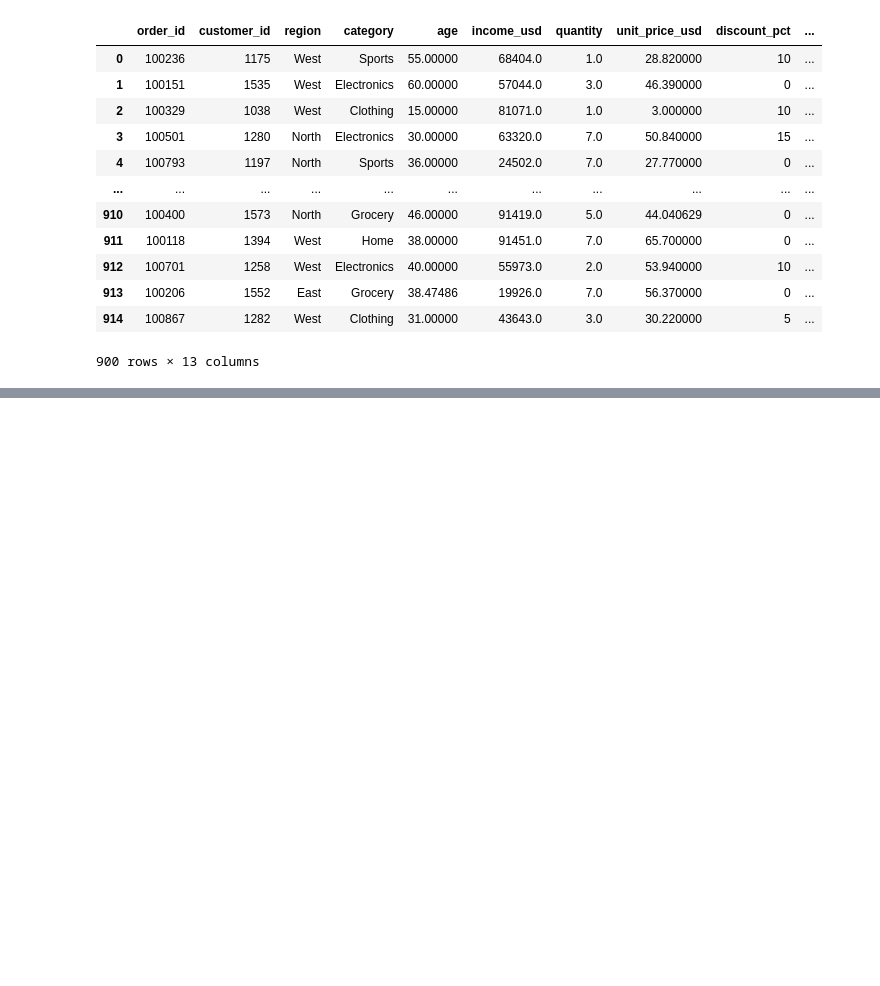
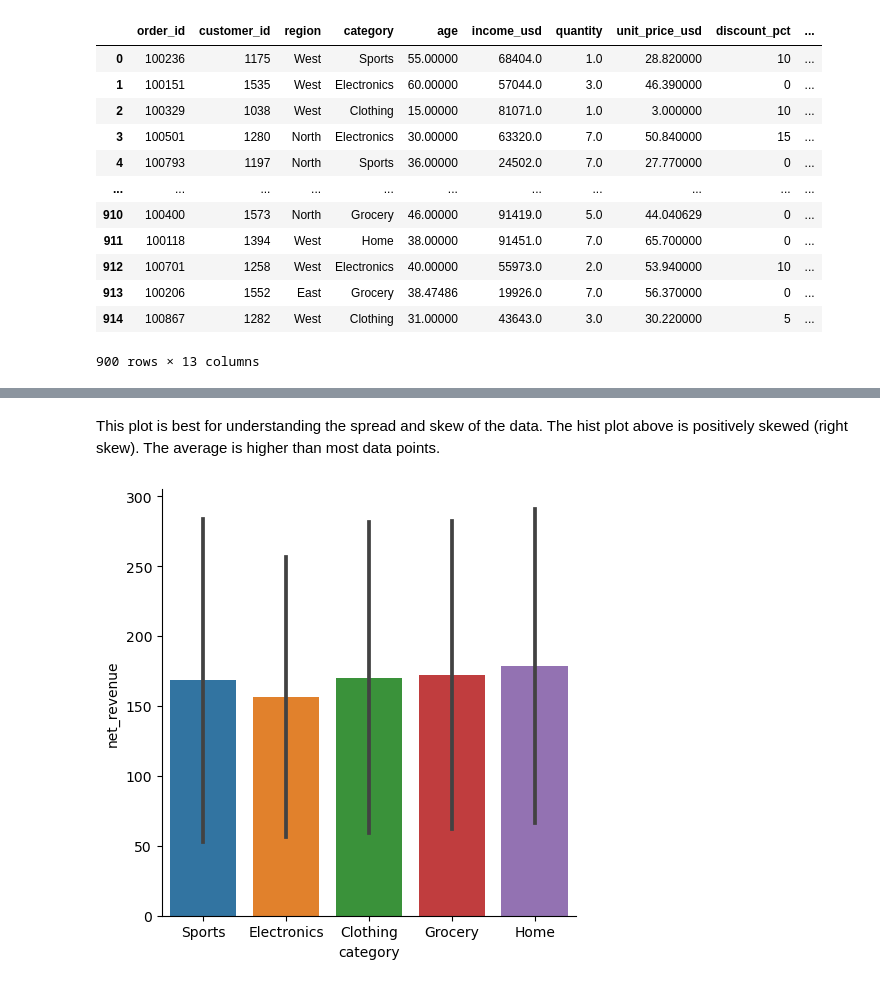
Before and after one commit to uofl-sbabb/DataVisualizationCSE-551, a Jupyter notebook: Project2/Assignment2-Part1.ipynb, the cells around one changed output, grey strips where cells are left out. Saved outputs shown, nothing was run; the diff lists cells and outputs as text; code cells hidden in the pictures; blank space fills up the shorter version.

```diff
--- a/Project2/Assignment2-Part1.ipynb
+++ b/Project2/Assignment2-Part1.ipynb
@@ -375,0 +384,8 @@ messy_customer_orders_df
+# %% [markdown]
+This plot is best for understanding the spread and skew of the data. The hist plot above is positively skewed (right skew). The average is higher than most data points.
+# %%
+# Bar plot with error bars of net revenue and categories
+sns.catplot(data=messy_customer_orders_df, kind="bar", x="category", y="net_revenue", errorbar="sd")
+plt.show()
+# %% [output]
+[figure, added]
```
Also changed, not shown: parts of 6 cells of this notebook.
